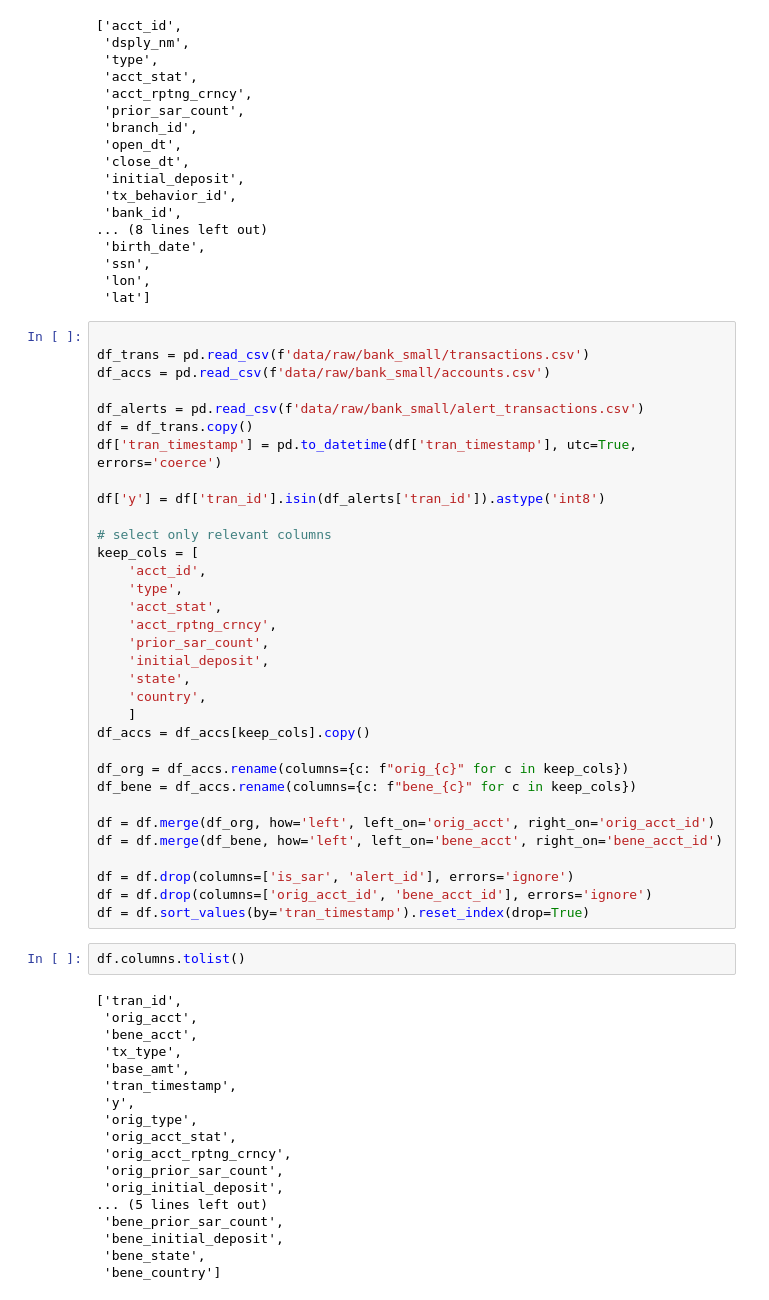
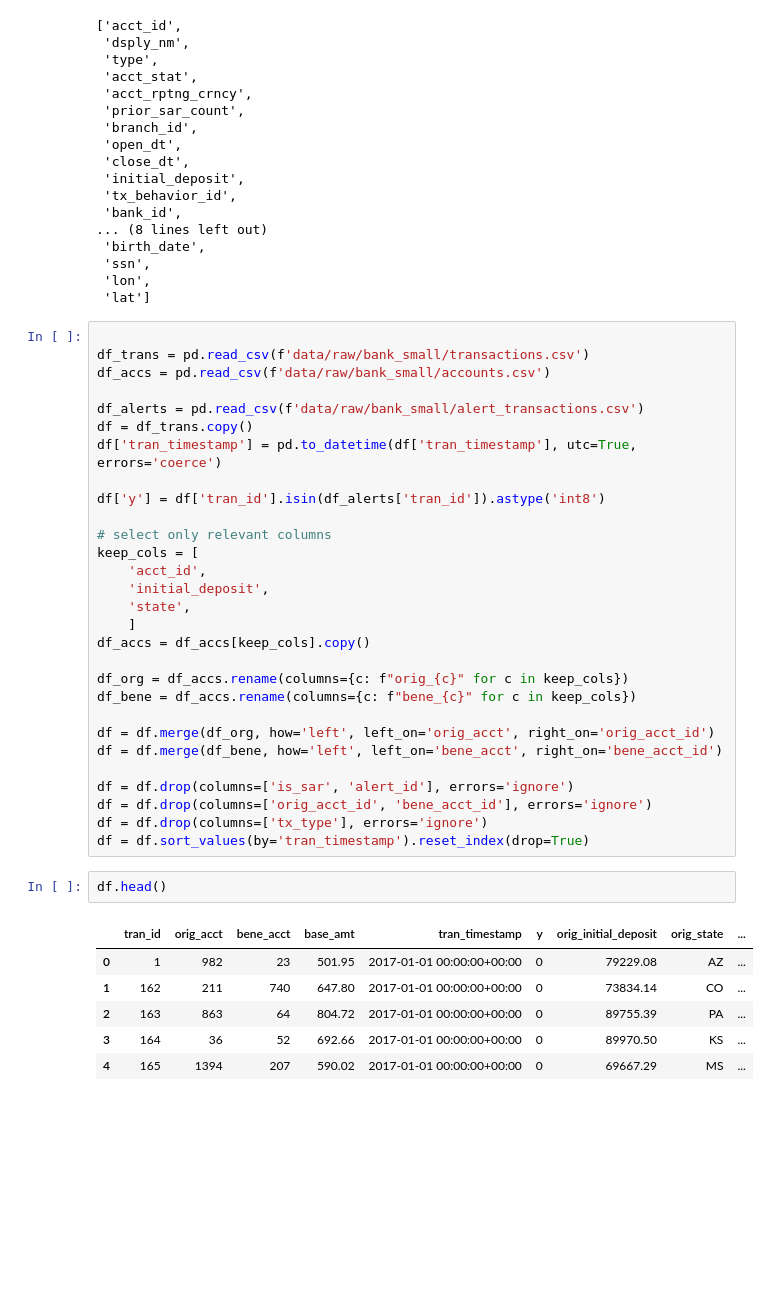
Before and after one commit to Jackson00Han/decentralized_aml_demonstrator, a Jupyter notebook: eda.ipynb, the cells around one changed output. Drawn from its saved outputs; the diff is of its cells as text; blank space fills up the shorter version.

```diff
--- a/eda.ipynb
+++ b/eda.ipynb
@@ -170,13 +170,8 @@ df['y'] = df['tran_id'].isin(df_alerts['tran_id']).astype('int8')
 # select only relevant columns
 keep_cols = [
     'acct_id',
-    'type',
-    'acct_stat',
-    'acct_rptng_crncy',
-    'prior_sar_count',
     'initial_deposit',
     'state',
-    'country',
     ]
 df_accs = df_accs[keep_cols].copy()
 
@@ -188,24 +183,14 @@ df = df.merge(df_bene, how='left', left_on='bene_acct', right_on='bene_acct_id')
 
 df = df.drop(columns=['is_sar', 'alert_id'], errors='ignore')
 df = df.drop(columns=['orig_acct_id', 'bene_acct_id'], errors='ignore')
+df = df.drop(columns=['tx_type'], errors='ignore')
 df = df.sort_values(by='tran_timestamp').reset_index(drop=True)
-# %%
-df.columns.tolist()
-# %% [output]
-['tran_id',
- 'orig_acct',
- 'bene_acct',
- 'tx_type',
- 'base_amt',
- 'tran_timestamp',
- 'y',
- 'orig_type',
- 'orig_acct_stat',
- 'orig_acct_rptng_crncy',
- 'orig_prior_sar_count',
- 'orig_initial_deposit',
-... (5 lines left out)
- 'bene_prior_sar_count',
- 'bene_initial_deposit',
- 'bene_state',
- 'bene_country']
+# %%
+df.head()
+# %% [output]
+|  | tran_id | orig_acct | bene_acct | base_amt | tran_timestamp | y | orig_initial_deposit | orig_state | ... |
+| 0 | 1 | 982 | 23 | 501.95 | 2017-01-01 00:00:00+00:00 | 0 | 79229.08 | AZ | ... |
+| 1 | 162 | 211 | 740 | 647.80 | 2017-01-01 00:00:00+00:00 | 0 | 73834.14 | CO | ... |
+| 2 | 163 | 863 | 64 | 804.72 | 2017-01-01 00:00:00+00:00 | 0 | 89755.39 | PA | ... |
+| 3 | 164 | 36 | 52 | 692.66 | 2017-01-01 00:00:00+00:00 | 0 | 89970.50 | KS | ... |
+| 4 | 165 | 1394 | 207 | 590.02 | 2017-01-01 00:00:00+00:00 | 0 | 69667.29 | MS | ... |
```
Also changed, not shown: parts of 10 cells of this notebook, 1 other file.
